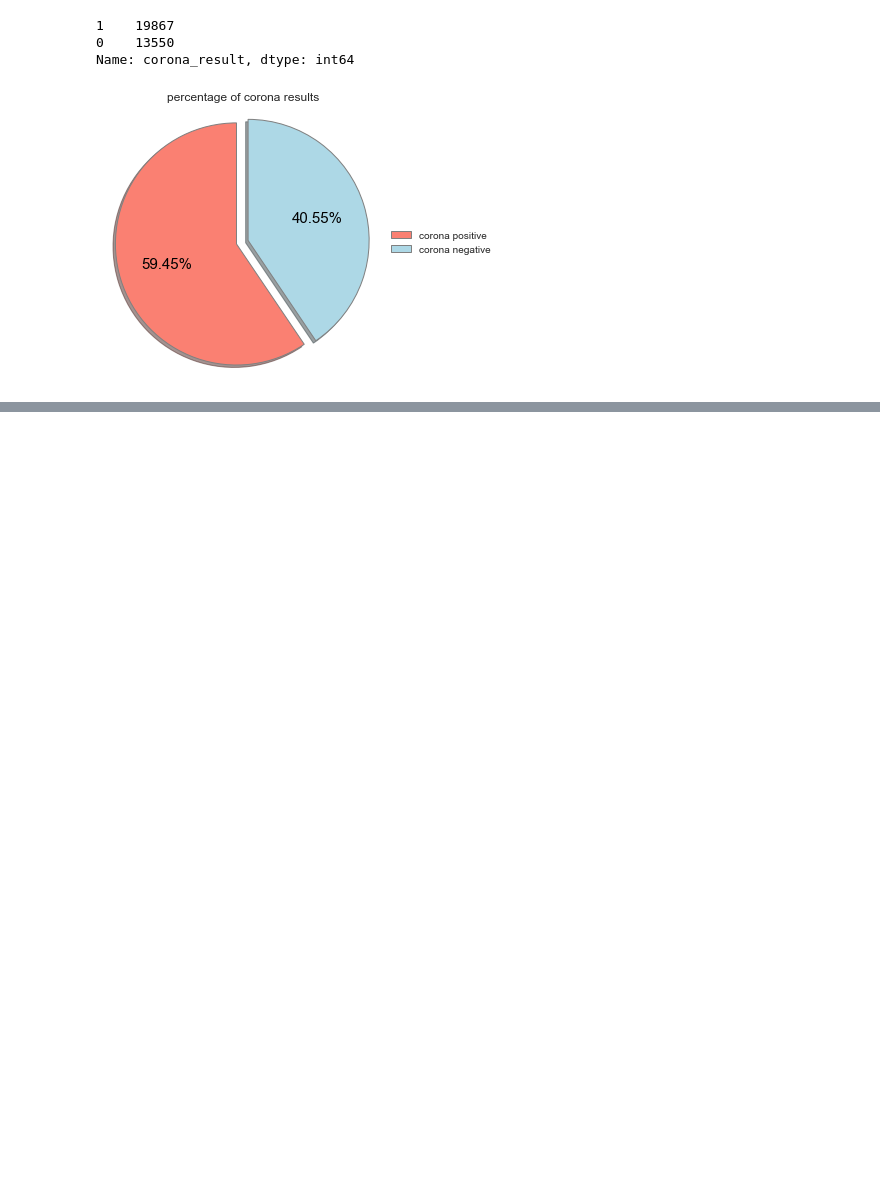
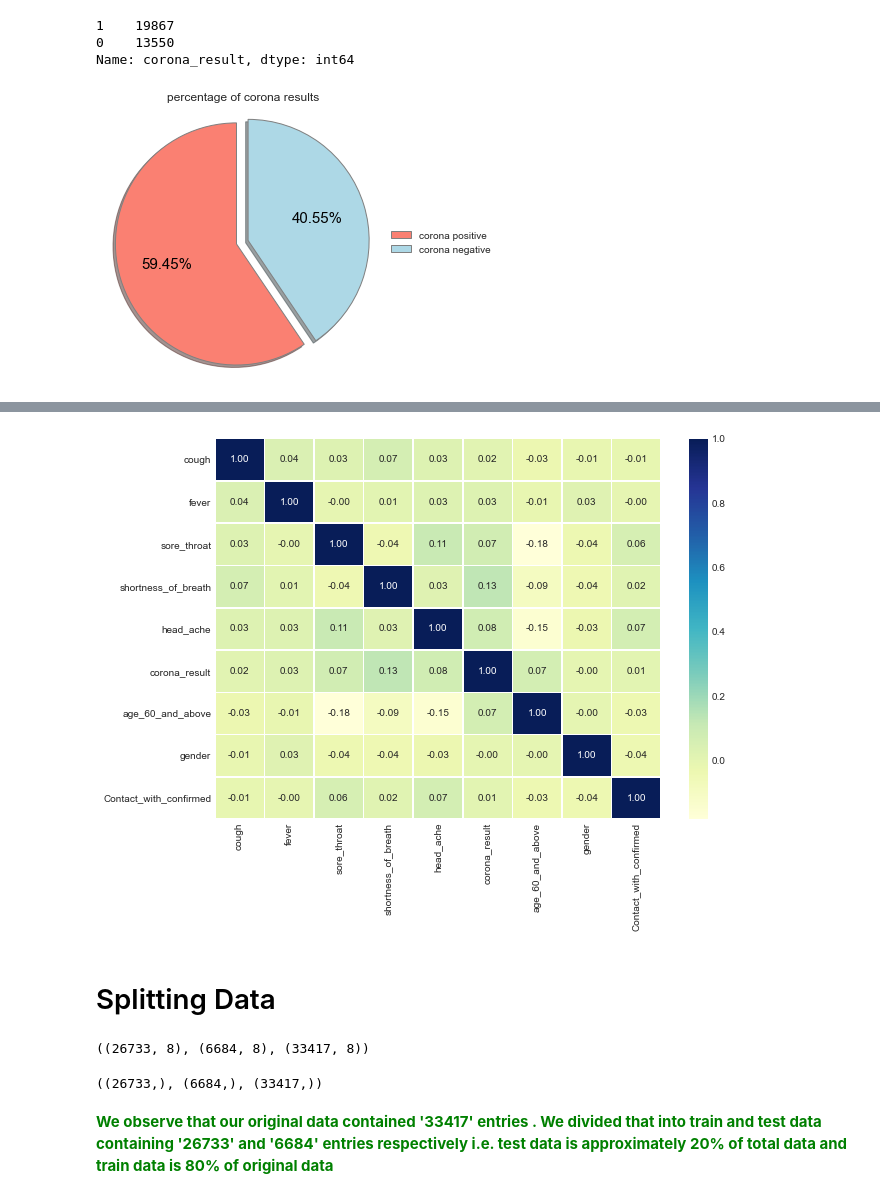
Before and after one commit to akshitasinghal4444/covid-prediction, a Jupyter notebook: covid-prediction.ipynb, the cells around one changed output, grey strips where cells are left out. Saved outputs shown, nothing was run; the diff lists cells and outputs as text; code cells hidden in the pictures; blank space fills up the shorter version.

```diff
--- a/covid-prediction.ipynb
+++ b/covid-prediction.ipynb
@@ -334,0 +367,8 @@ ax[3][1].legend(["no contact with confirmed","contact with confirmed"]);
+# %%
+cor_mat=df.corr()
+fig,ax=plt.subplots(figsize=(10,7))
+ax=sns.heatmap(cor_mat,annot=True,linewidths=0.5,fmt=".2f",cmap="YlGnBu")
+# %% [output]
+[figure, added]
+# %% [markdown]
+# Splitting Data
@@ -334,0 +381,10 @@ ax[3][1].legend(["no contact with confirmed","contact with confirmed"]);
+# %%
+x_train.shape,x_test.shape,x.shape
+# %% [output]
+((26733, 8), (6684, 8), (33417, 8))
+# %%
+y_train.shape,y_test.shape,y.shape
+# %% [output]
+((26733,), (6684,), (33417,))
+# %% [markdown]
+<font color="green">**We observe that our original data contained '33417' entries . We divided that into train and test data containing '26733' and '6684' entries respectively i.e. test data is approximately 20% of total data and train data is 80% of original data**</font>
```
Also changed, not shown: parts of 67 cells of this notebook.
